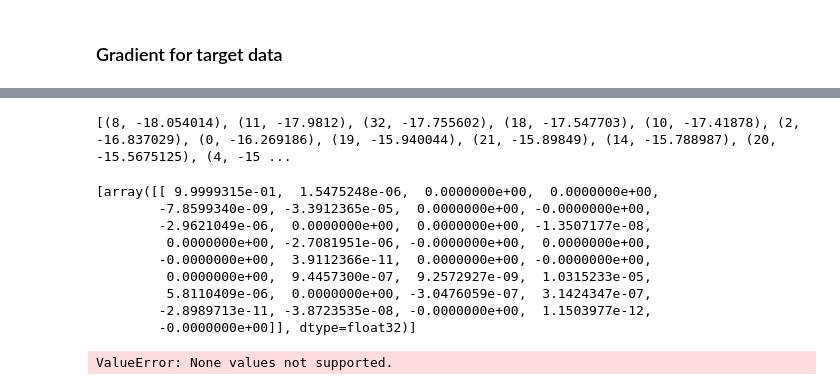
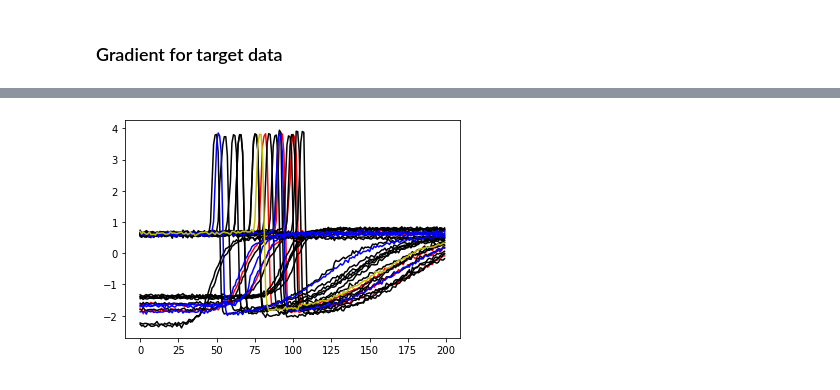
Before and after one commit to h5ng/influence_functions, a Jupyter notebook: influence_function_for_time_series.ipynb, the cells around one changed output, grey strips where cells are left out. Drawn from its saved outputs; the diff is of its cells as text; code cells hidden in the pictures.

```diff
--- a/influence_function_for_time_series.ipynb
+++ b/influence_function_for_time_series.ipynb
@@ -418 +312,16 @@ print(inv_hessian)
+# %%
+inf_target_grad = sess.run(inf_grad_op, feed_dict={
+  X: train_x[rand_index],
+  Y: train_y[rand_index],
+  inf_X: [test_x[test_index]]
+})
+
+inf_hess = sess.run(inf_hess_op, feed_dict={
+  X: train_x[rand_index],
+  Y: train_y[rand_index],
+  inf_X: train_x
+})
+
+inf_hess = np.squeeze(inf_hess)
+inf_inv_hess = np.linalg.inv(inf_hess)
 # %%
@@ -430,18 +341,0 @@ for i in range(len(rand_index)):
-# %%
-inf2 = sorted(inf2, key=lambda x: x[1])
-
-harmful = inf2[:5]
-helpful = inf2[28:]
-
-for i in range(len(harmful)):
-  idx = int(harmful[i][0])
-  print(idx)
-  plt.plot(train_x[idx], 'r')
-
-for i in range(len(helpful)):
-  idx = int(helpful[i][0])
-  print(idx)
-  plt.plot(train_x[idx], 'b')
-
-plt.plot(test_x[0], 'y')
-plt.show()
@@ -460,4 +341,0 @@ plt.show()
-# %%
-print(inf2)
-# %% [output]
-[(8, -18.054014), (11, -17.9812), (32, -17.755602), (18, -17.547703), (10, -17.41878), (2, -16.837029), (0, -16.269186), (19, -15.940044), (21, -15.89849), (14, -15.788987), (20, -15.5675125), (4, -15 ...
@@ -469,20 +341,0 @@ inf2_gradient = tf.gradients(inf_pred_output, [B])
-# %%
-grad = sess.run(inf2_gradient, feed_dict={
-                             X: train_x[rand_index],
-                             Y: train_y[rand_index],
-                             inf_x: [test_x[0]]})
-print(grad)
-# %% [output]
-[array([[ 9.9999315e-01,  1.5475248e-06,  0.0000000e+00,  0.0000000e+00,
-        -7.8599340e-09, -3.3912365e-05,  0.0000000e+00, -0.0000000e+00,
-        -2.9621049e-06,  0.0000000e+00,  0.0000000e+00, -1.3507177e-08,
-         0.0000000e+00, -2.7081951e-06, -0.0000000e+00,  0.0000000e+00,
-        -0.0000000e+00,  3.9112366e-11,  0.0000000e+00, -0.0000000e+00,
-         0.0000000e+00,  9.4457300e-07,  9.2572927e-09,  1.0315233e-05,
-         5.8110409e-06,  0.0000000e+00, -3.0476059e-07,  3.1424347e-07,
-        -2.8989713e-11, -3.8723535e-08, -0.0000000e+00,  1.1503977e-12,
-        -0.0000000e+00]], dtype=float32)]
-# %%
-inf2_hessians = tf.hessians(inf_pred_output, [B])
-# %% [output]
-ValueError: None values not supported.
@@ -488,0 +344,14 @@ ValueError: None values not supported.
+# %%
+for i in range(len(infs)):
+  color = 'k'
+  if i < 5:
+    color = 'r'
+  elif i > 27:
+    color = 'b'
+
+  plt.plot(train_x[infs[i][0]], color)
+
+plt.plot(test_x[test_index], 'y')
+plt.show()
+# %% [output]
+[figure, added]
```
Also changed, not shown: parts of 22 cells of this notebook, 10 other files.
